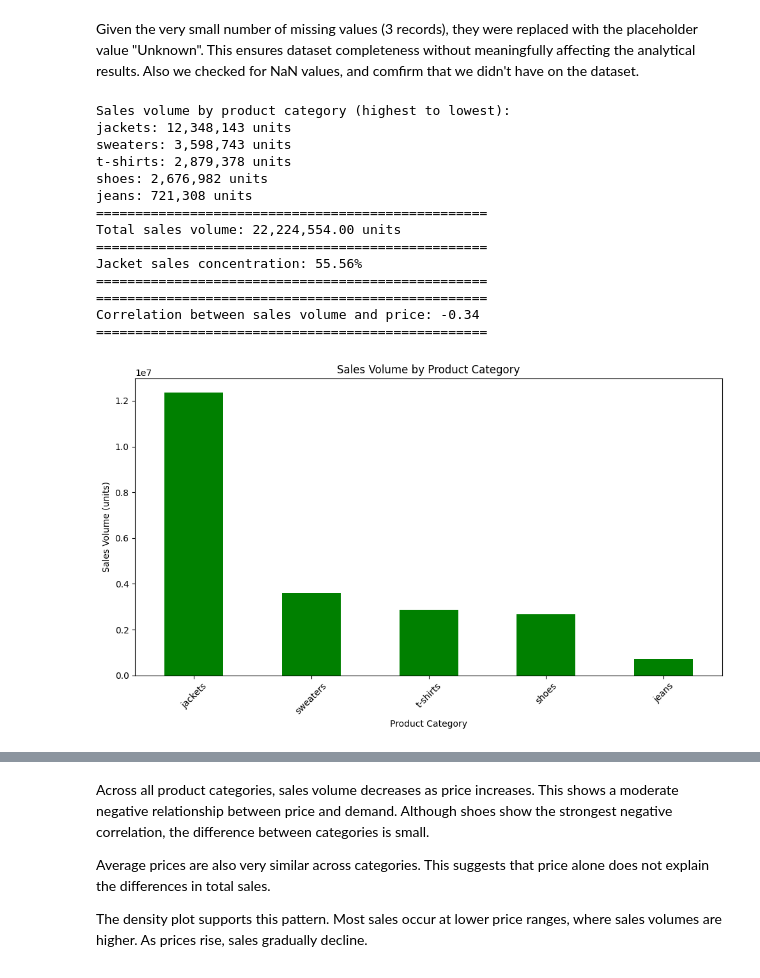
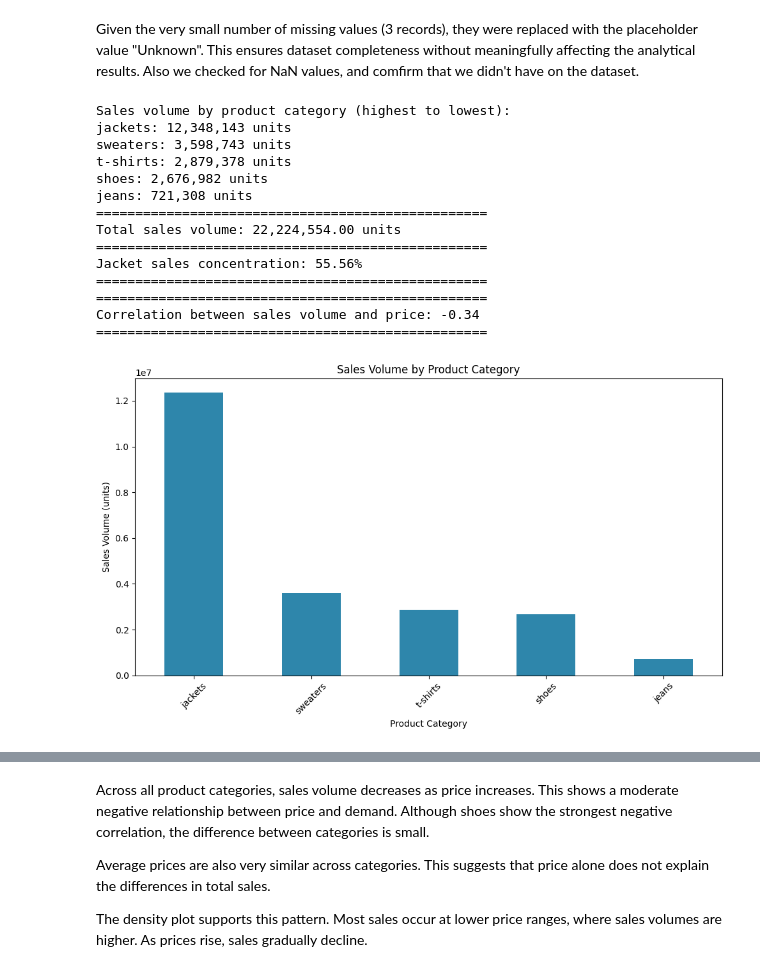
Before and after one commit to SantiLopBla/Zara-Sales-EDA, a Jupyter notebook: analysis.ipynb, the cells around one changed output, grey strips where cells are left out. Cells and saved outputs as stored; diff of their text form; code cells hidden in the pictures.

```diff
--- a/analysis.ipynb
+++ b/analysis.ipynb
@@ -116,35 +117,38 @@ print("="*50)
 
 #Relationship between sales volume and price
 print("="*50)
 correlation = zara_df['sales volume'].corr(zara_df['price'])
 print(f"Correlation between sales volume and price: {correlation:.2f}")
 print("="*50)
 
 #Bar chart to visualize the sales volume distribution by product category
+os.makedirs("reports/figures", exist_ok=True)
+
 plt.figure(figsize=(10,6))
-sales_by_category.plot(kind='bar', color='green')
+sales_by_category.plot(kind='bar', color='#2E86AB')
 plt.title('Sales Volume by Product Category')
 plt.xlabel('Product Category')
 plt.ylabel('Sales Volume (units)')
 plt.xticks(rotation=45)
 plt.tight_layout()
+plt.savefig('reports/figures/sales_volume_by_category.png', dpi=150, bbox_inches='tight')
 plt.show()
 # %% [output]
 Sales volume by product category (highest to lowest):
 jackets: 12,348,143 units
 sweaters: 3,598,743 units
 t-shirts: 2,879,378 units
 shoes: 2,676,982 units
 jeans: 721,308 units
 ==================================================
 Total sales volume: 22,224,554.00 units
 ==================================================
 Jacket sales concentration: 55.56%
 ==================================================
 ==================================================
 Correlation between sales volume and price: -0.34
 ==================================================
-[figure, old version]
+[figure, new version]
 # %% [markdown]
 From this part of the analysis, we can highlight the following key findings:
 
```
Also changed, not shown: parts of 7 cells of this notebook, 7 other files.
